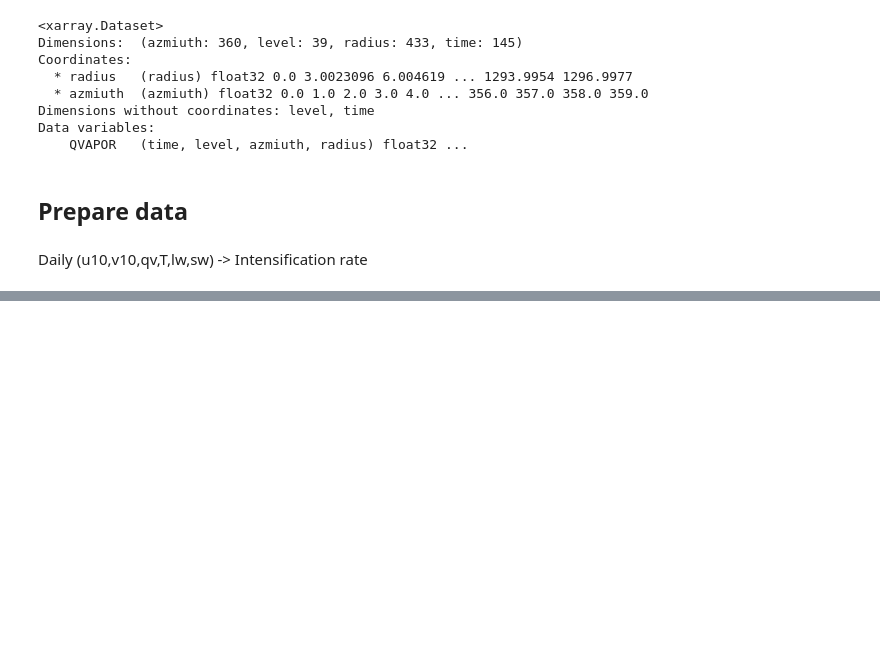
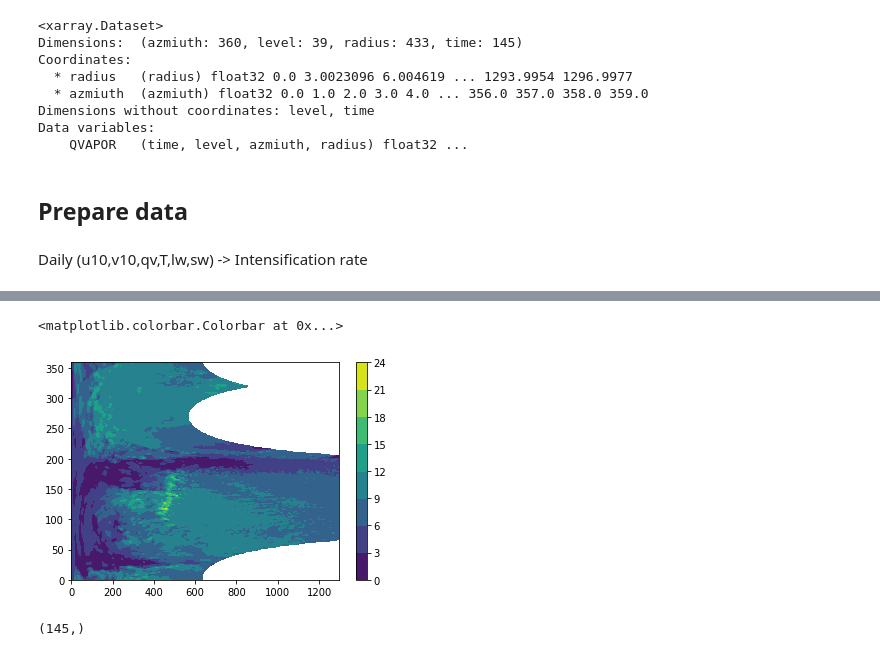
Before and after one commit to tbeucler/2020_TC_CRF, a Jupyter notebook: dev/tbeucler/001_Opening_Files.ipynb, the cells around one changed output, grey strips where cells are left out. Drawn from its saved outputs; the diff is of its cells as text; code cells hidden in the pictures; blank space fills up the shorter version.

```diff
--- a/dev/tbeucler/001_Opening_Files.ipynb
+++ b/dev/tbeucler/001_Opening_Files.ipynb
@@ -203,0 +227,8 @@ Daily (u10,v10,qv,T,lw,sw) -> Intensification rate
+# %%
+pathU = '/scratch/06040/tg853394/tc/output/redux/maria/ctl/azim_U10_0-144hr.nc'
+pathV = '/scratch/06040/tg853394/tc/output/redux/maria/ctl/azim_V10_0-144hr.nc'
+# %%
+dataU = xr.open_dataset(pathU)
+dataV = xr.open_dataset(pathV)
+# %%
+US = np.sqrt(dataU.U10**2+dataV.V10**2)
@@ -203,0 +304,11 @@ Daily (u10,v10,qv,T,lw,sw) -> Intensification rate
+# %%
+X = dataU.radius
+Y = dataU.azmiuth
+it = 20
+Z = US[it,0,:,:].values
+# %%
+plt.contourf(X,Y,Z)
+plt.colorbar()
+# %% [output]
+<matplotlib.colorbar.Colorbar at 0x...>
+[figure, added]
@@ -203,0 +317,4 @@ Daily (u10,v10,qv,T,lw,sw) -> Intensification rate
+# %%
+US_max.shape
+# %% [output]
+(145,)
```
Also changed, not shown: parts of 41 cells of this notebook.
